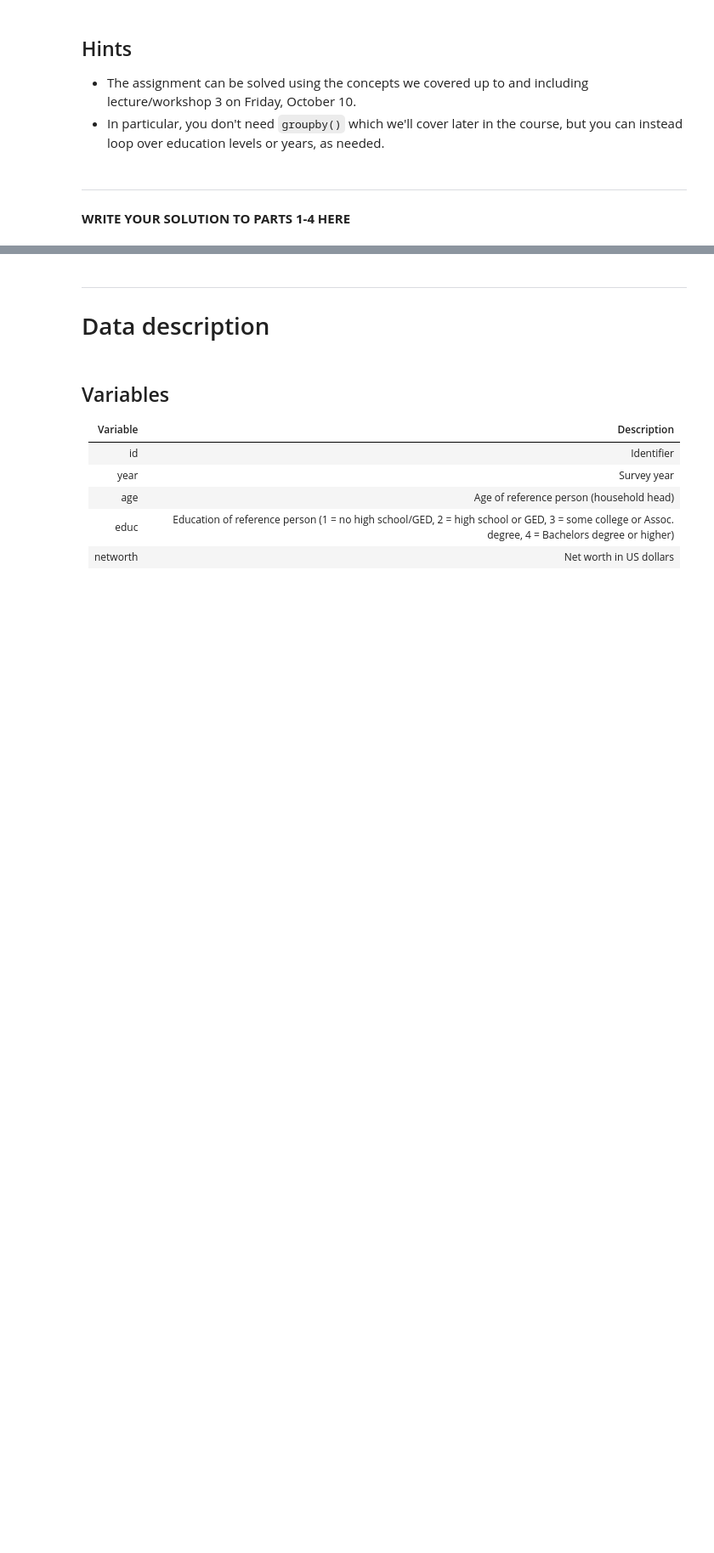
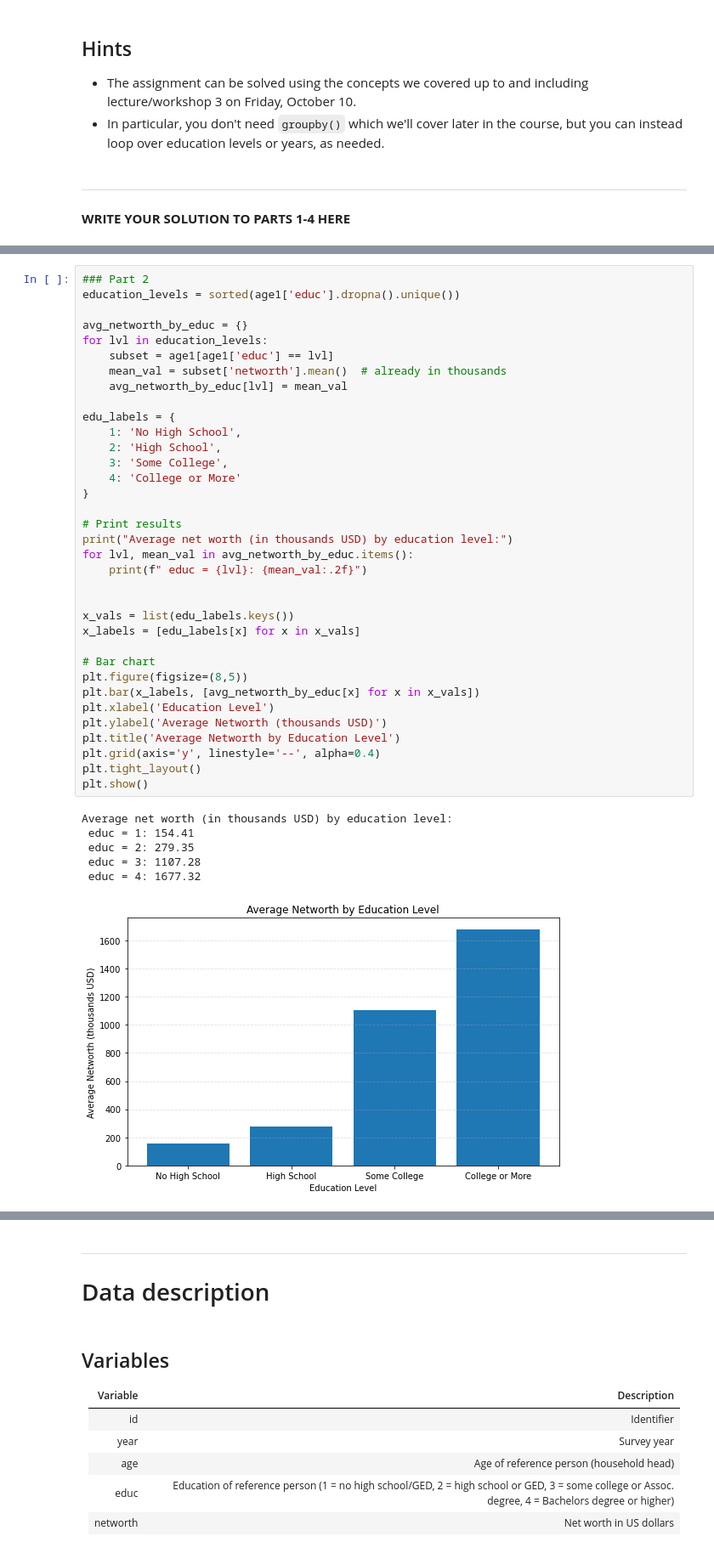
Before and after one commit to Pauline090406/TECH2-H25-assignment2, a Jupyter notebook: assignment2.ipynb, the cells around one changed output, grey strips where cells are left out. Shown at 85% size. Saved outputs shown, nothing was run; the diff lists cells and outputs as text; blank space fills up the shorter version.

```diff
--- a/assignment2.ipynb
+++ b/assignment2.ipynb
@@ -100,0 +84,42 @@ SyntaxError: invalid syntax (833052428.py, line 28)
+# %%
+### Part 2
+education_levels = sorted(age1['educ'].dropna().unique())
+
+avg_networth_by_educ = {}
+for lvl in education_levels:
+    subset = age1[age1['educ'] == lvl]
+    mean_val = subset['networth'].mean()  # already in thousands
+    avg_networth_by_educ[lvl] = mean_val
+
+edu_labels = {
+    1: 'No High School',
+    2: 'High School',
+    3: 'Some College',
+    4: 'College or More'
+}
+
+# Print results
+print("Average net worth (in thousands USD) by education level:")
+for lvl, mean_val in avg_networth_by_educ.items():
+    print(f" educ = {lvl}: {mean_val:.2f}")
+
+
+x_vals = list(edu_labels.keys())
+x_labels = [edu_labels[x] for x in x_vals]
+
+# Bar chart
+plt.figure(figsize=(8,5))
+plt.bar(x_labels, [avg_networth_by_educ[x] for x in x_vals])
+plt.xlabel('Education Level')
+plt.ylabel('Average Networth (thousands USD)')
+plt.title('Average Networth by Education Level')
+plt.grid(axis='y', linestyle='--', alpha=0.4)
+plt.tight_layout()
+plt.show()
+# %% [output]
+Average net worth (in thousands USD) by education level:
+ educ = 1: 154.41
+ educ = 2: 279.35
+ educ = 3: 1107.28
+ educ = 4: 1677.32
+[figure, added]
```
Also changed, not shown: parts of 3 cells of this notebook.
